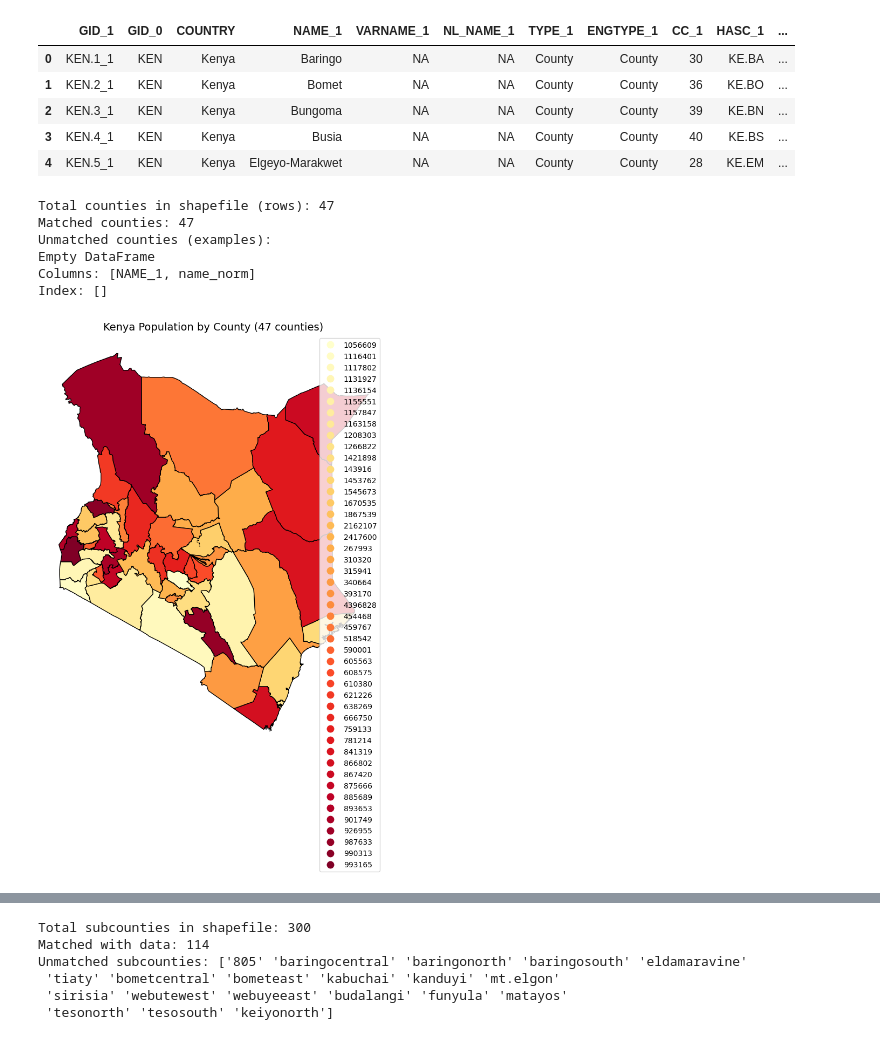
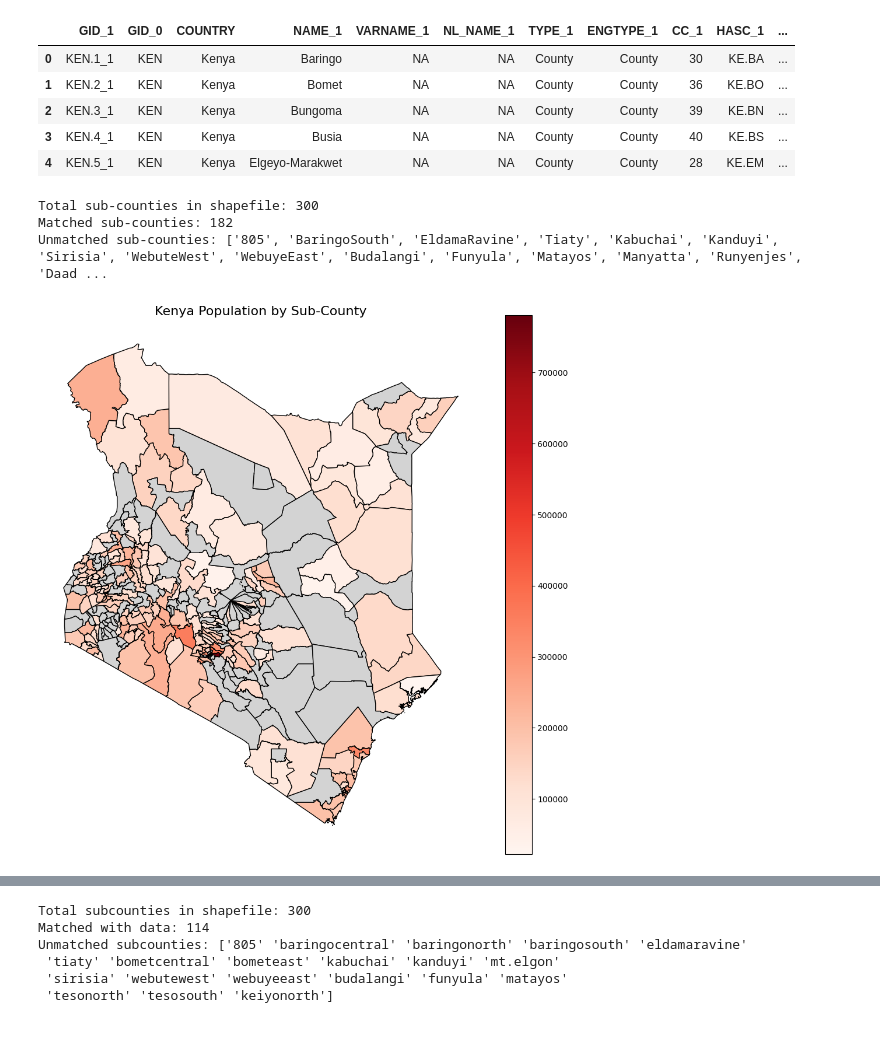
Before and after one commit to ChiriKamau/soma, a Jupyter notebook: notebooks/soma.ipynb, the cells around one changed output, grey strips where cells are left out. Saved outputs shown, nothing was run; the diff lists cells and outputs as text; code cells hidden in the pictures.

```diff
--- a/notebooks/soma.ipynb
+++ b/notebooks/soma.ipynb
@@ -165,52 +165,51 @@ Counties in shapefile: 47
 | 2 | KEN.3_1 | KEN | Kenya | Bungoma | NA | NA | County | County | 39 | KE.BN | ... |
 | 3 | KEN.4_1 | KEN | Kenya | Busia | NA | NA | County | County | 40 | KE.BS | ... |
 | 4 | KEN.5_1 | KEN | Kenya | Elgeyo-Marakwet | NA | NA | County | County | 28 | KE.EM | ... |
+# %%
+import re
+
+def normalize_series(s):
+    """Uppercase, strip, remove all non-alphanumeric characters (spaces, punctuation)."""
+    return s.astype(str).str.upper().str.strip().str.replace(r'[^A-Z0-9]', '', regex=True)
+
+# Normalize and merge
+gdf['name_norm'] = normalize_series(gdf['NAME_1'])
+county_pop['ewcounty_norm'] = normalize_series(county_pop['ewcounty'])
+gdf_merged = gdf.merge(county_pop, left_on='name_norm', right_on='ewcounty_norm', how='left')
 # %%
+# Filter out county totals, keep only sub-counties, and get total population
+subcounty_pop = df[(df['sub-county'] != 'ALL') & (df['Age'] == 'Total')].copy()
 
-import re
+# Change URL to sub-counties
+url = "https://geodata.ucdavis.edu/gadm/gadm4.1/json/gadm41_KEN_2.json"
+gdf = gpd.read_file(url)
 
+# Use NAME_2 for sub-counties and match with 'sub-county' column
+gdf['name_norm'] = normalize_series(gdf['NAME_2'])
+subcounty_pop['subcounty_norm'] = normalize_series(subcounty_pop['sub-county'])
 
-def normalize_series(s):
-    """Uppercase, strip, remove ALL non-alphanumeric characters (spaces, punctuation)."""
-    return s.astype(str).str.upper().str.strip().str.replace(r'[^A-Z0-9]', '', regex=True)
+gdf_merged = gdf.merge(subcounty_pop, left_on='name_norm', right_on='subcounty_norm', how='left')
 
+# Rest of your code
+gdf_merged["Total"] = pd.to_numeric(gdf_merged["Total"], errors="coerce")
+print("Total sub-counties in shapefile:", gdf.shape[0])
+print("Matched sub-counties:", gdf_merged["Total"].notna().sum())
+print("Unmatched sub-counties:", gdf_merged.loc[gdf_merged["Total"].isna(), "NAME_2"].tolist())
 
-gdf['name_norm'] = normalize_series(gdf['NAME_1'])
-county_pop['ewcounty_norm'] = normalize_series(county_pop['ewcounty'])
-
-
-gdf_merged = gdf.merge(county_pop, left_on='name_norm', right_on='ewcounty_norm', how='left')
-
-
-print("Total counties in shapefile (rows):", gdf.shape[0])
-print("Matched counties:", int(gdf_merged['Total'].notna().sum()))
-print("Unmatched counties (examples):")
-print(gdf_merged.loc[gdf_merged['Total'].isna(), ['NAME_1','name_norm']].to_string(index=False))
-
-# Optional: show CSV county entries that didn't find a match in gdf
-unmatched_csv = county_pop[~county_pop['ewcounty_norm'].isin(gdf['name_norm'])]
-if not unmatched_csv.empty:
-    print("\nCSV county rows with no matching geometry (examples):")
-    print(unmatched_csv[['ewcounty','ewcounty_norm']].head(20).to_string(index=False))
-
-# Plot
-fig, ax = plt.subplots(figsize=(10, 10))
+fig, ax = plt.subplots(figsize=(12, 12))
 gdf_merged.plot(
-    column='Total',
-    cmap='YlOrRd',
+    column="Total",
+    cmap="Reds",
     legend=True,
     ax=ax,
-    edgecolor='black',
-    missing_kwds={'color':'lightgrey', 'label':'No data'}
+    edgecolor="black",
+    missing_kwds={"color": "lightgrey", "label": "No data"}
 )
-ax.set_title("Kenya Population by County (47 counties)", fontsize=14)
-ax.axis('off')
+ax.set_title("Kenya Population by Sub-County", fontsize=16)
+ax.axis("off")
 plt.show()
 # %% [output]
-Total counties in shapefile (rows): 47
-Matched counties: 47
-Unmatched counties (examples):
-Empty DataFrame
-Columns: [NAME_1, name_norm]
-Index: []
+Total sub-counties in shapefile: 300
+Matched sub-counties: 182
+Unmatched sub-counties: ['805', 'BaringoSouth', 'EldamaRavine', 'Tiaty', 'Kabuchai', 'Kanduyi', 'Sirisia', 'WebuteWest', 'WebuyeEast', 'Budalangi', 'Funyula', 'Matayos', 'Manyatta', 'Runyenjes', 'Daad ...
-[figure, old version]
+[figure, new version]
```
Also changed, not shown: parts of 5 cells of this notebook.
